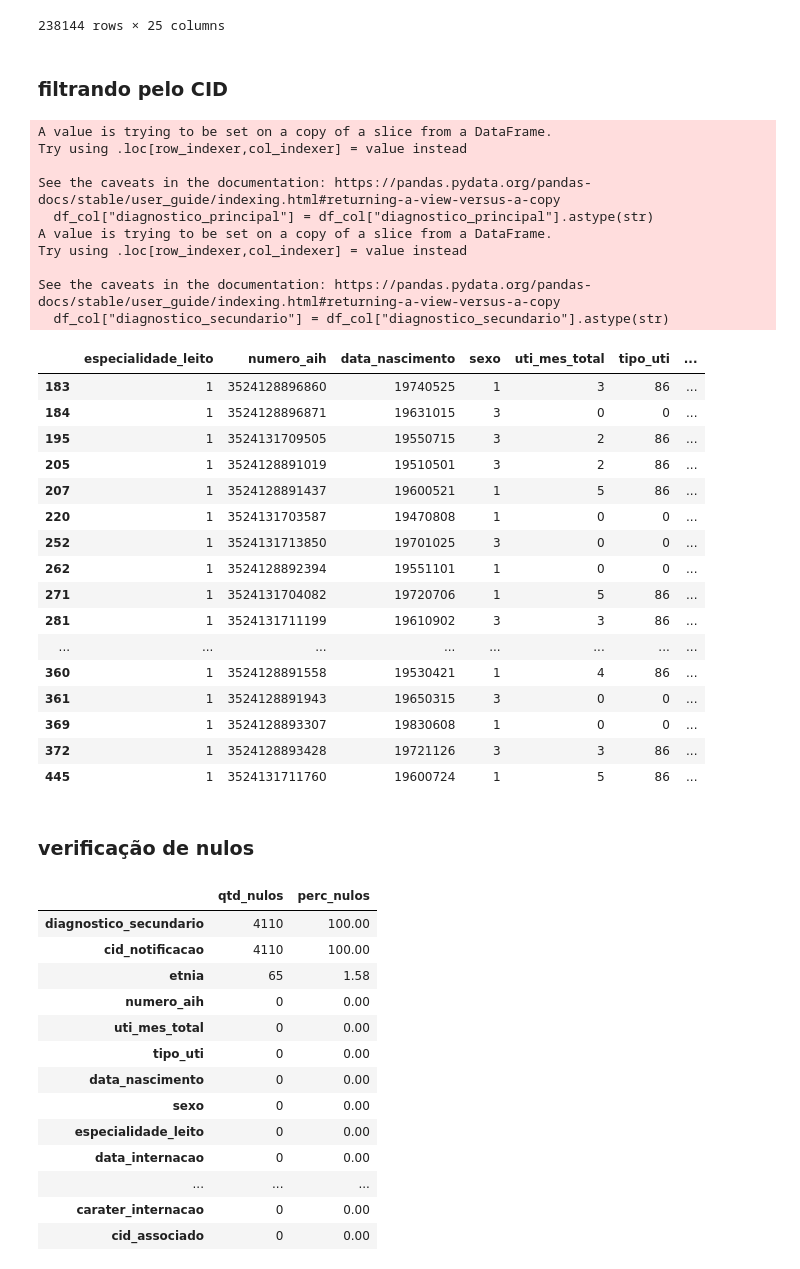
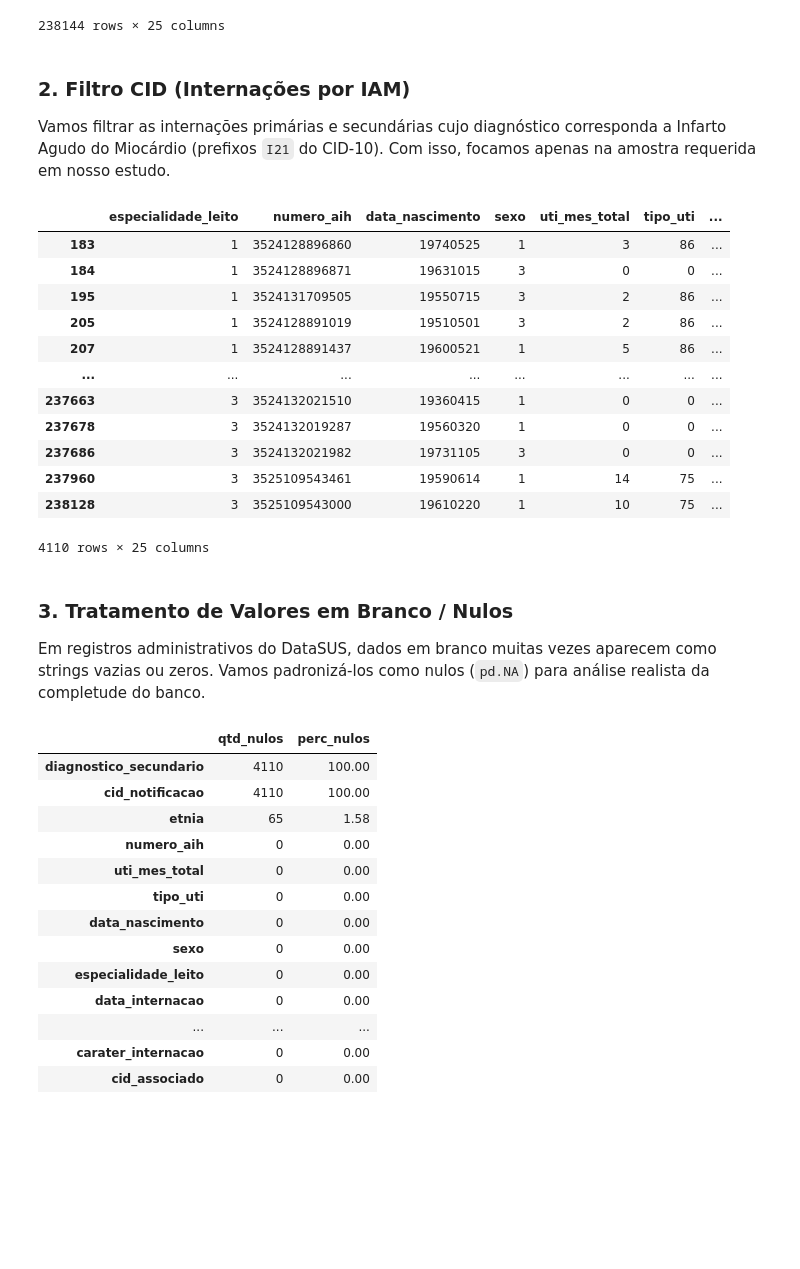
Before and after one commit to Carolina-Silva/TCC, a Jupyter notebook: notebooks/02_eda.ipynb, the cells around one changed output. Cells and saved outputs as stored; diff of their text form; code cells hidden in the pictures; blank space fills up the shorter version.

Commit message:
:sparkles: FEAT add step of processing CNES data

```diff
--- a/notebooks/02_eda.ipynb
+++ b/notebooks/02_eda.ipynb
@@ -172,47 +136,35 @@ df_col
 | 238143 | 2 | 3525109545012 | 19890708 | 3 | 0 | 0 | ... |
 238144 rows × 25 columns
 # %% [markdown]
-### filtrando pelo CID
+### 2. Filtro CID (Internações por IAM)
+Vamos filtrar as internações primárias e secundárias cujo diagnóstico corresponda a Infarto Agudo do Miocárdio (prefixos `I21` do CID-10). Com isso, focamos apenas na amostra requerida em nosso estudo.
 # %%
-df_col["diagnostico_principal"] = df_col["diagnostico_principal"].astype(str)
-df_col["diagnostico_secundario"] = df_col["diagnostico_secundario"].astype(str)
+df_sih["diagnostico_principal"] = df_sih["diagnostico_principal"].astype(str)
+df_sih["diagnostico_secundario"] = df_sih["diagnostico_secundario"].astype(str)
 
 
-df_iam = df_col[
-    df_col["diagnostico_principal"].str.startswith("I21") |
-    df_col["diagnostico_secundario"].str.startswith("I21")
+df_iam = df_sih[
+    df_sih["diagnostico_principal"].str.startswith("I21") |
+    df_sih["diagnostico_secundario"].str.startswith("I21")
 ]
-df_iam.head(20)
+df_iam
 # %% [output]
+|  | especialidade_leito | numero_aih | data_nascimento | sexo | uti_mes_total | tipo_uti | ... |
+| 183 | 1 | 3524128896860 | 19740525 | 1 | 3 | 86 | ... |
+| 184 | 1 | 3524128896871 | 19631015 | 3 | 0 | 0 | ... |
+| 195 | 1 | 3524131709505 | 19550715 | 3 | 2 | 86 | ... |
+| 205 | 1 | 3524128891019 | 19510501 | 3 | 2 | 86 | ... |
+| 207 | 1 | 3524128891437 | 19600521 | 1 | 5 | 86 | ... |
+| ... | ... | ... | ... | ... | ... | ... | ... |
+| 237663 | 3 | 3524132021510 | 19360415 | 1 | 0 | 0 | ... |
+| 237678 | 3 | 3524132019287 | 19560320 | 1 | 0 | 0 | ... |
+| 237686 | 3 | 3524132021982 | 19731105 | 3 | 0 | 0 | ... |
+| 237960 | 3 | 3525109543461 | 19590614 | 1 | 14 | 75 | ... |
+| 238128 | 3 | 3525109543000 | 19610220 | 1 | 10 | 75 | ... |
-A value is trying to be set on a copy of a slice from a DataFrame.
-Try using .loc[row_indexer,col_indexer] = value instead
-
-See the caveats in the documentation: https://pandas.pydata.org/pandas-docs/stable/user_guide/indexing.html#returning-a-view-versus-a-copy
-  df_col["diagnostico_principal"] = df_col["diagnostico_principal"].astype(str)
-A value is trying to be set on a copy of a slice from a DataFrame.
-Try using .loc[row_indexer,col_indexer] = value instead
-
-See the caveats in the documentation: https://pandas.pydata.org/pandas-docs/stable/user_guide/indexing.html#returning-a-view-versus-a-copy
-  df_col["diagnostico_secundario"] = df_col["diagnostico_secundario"].astype(str)
+4110 rows × 25 columns
-|  | especialidade_leito | numero_aih | data_nascimento | sexo | uti_mes_total | tipo_uti | ... |
-| 183 | 1 | 3524128896860 | 19740525 | 1 | 3 | 86 | ... |
-| 184 | 1 | 3524128896871 | 19631015 | 3 | 0 | 0 | ... |
-| 195 | 1 | 3524131709505 | 19550715 | 3 | 2 | 86 | ... |
-| 205 | 1 | 3524128891019 | 19510501 | 3 | 2 | 86 | ... |
-| 207 | 1 | 3524128891437 | 19600521 | 1 | 5 | 86 | ... |
-| 220 | 1 | 3524131703587 | 19470808 | 1 | 0 | 0 | ... |
-| 252 | 1 | 3524131713850 | 19701025 | 3 | 0 | 0 | ... |
-| 262 | 1 | 3524128892394 | 19551101 | 1 | 0 | 0 | ... |
-| 271 | 1 | 3524131704082 | 19720706 | 1 | 5 | 86 | ... |
-| 281 | 1 | 3524131711199 | 19610902 | 3 | 3 | 86 | ... |
-| ... | ... | ... | ... | ... | ... | ... | ... |
-| 360 | 1 | 3524128891558 | 19530421 | 1 | 4 | 86 | ... |
-| 361 | 1 | 3524128891943 | 19650315 | 3 | 0 | 0 | ... |
-| 369 | 1 | 3524128893307 | 19830608 | 1 | 0 | 0 | ... |
-| 372 | 1 | 3524128893428 | 19721126 | 3 | 3 | 86 | ... |
-| 445 | 1 | 3524131711760 | 19600724 | 1 | 5 | 86 | ... |
 # %% [markdown]
-### verificação de nulos
+### 3. Tratamento de Valores em Branco / Nulos
+Em registros administrativos do DataSUS, dados em branco muitas vezes aparecem como strings vazias ou zeros. Vamos padronizá-los como nulos (`pd.NA`) para análise realista da completude do banco.
 # %%
 df_iam = df_iam.replace(["", "0000", "0", "000"], pd.NA)
 # %%
```
Also changed, not shown: parts of 32 cells of this notebook.
